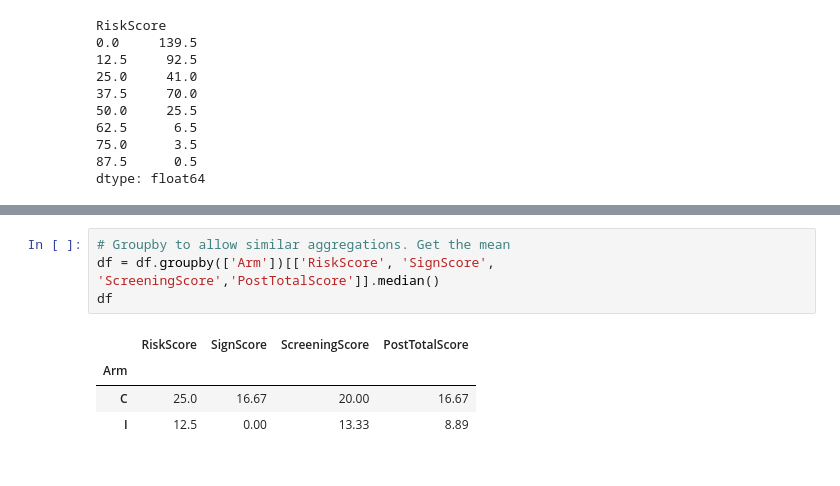
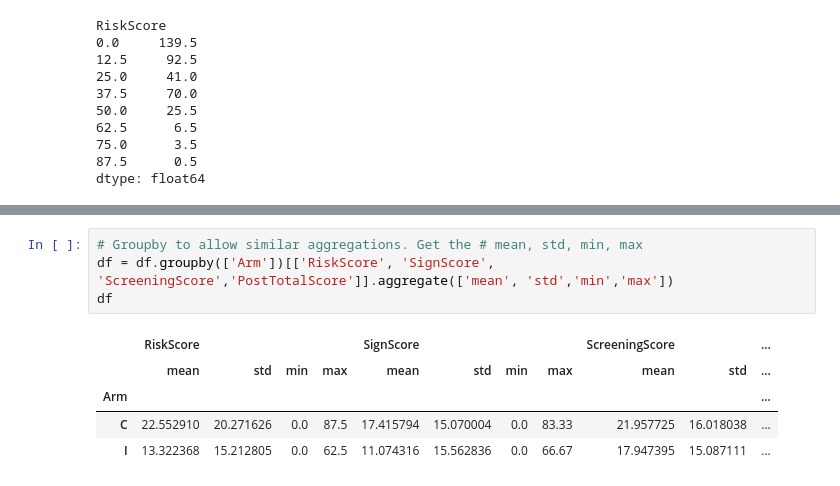
Before and after one commit to 254Bit/StataWork, a Jupyter notebook: WRA Data.ipynb, the cells around one changed output, grey strips where cells are left out. Drawn from its saved outputs; the diff is of its cells as text.

Commit message:
aggregation of variables

```diff
--- a/WRA Data.ipynb
+++ b/WRA Data.ipynb
@@ -111,11 +111,12 @@ df.groupby(by=['Arm'], dropna=False).sum()
 | C | POSTPOSTPOSTPOSTPOSTPOSTPOSTPOSTP... | EN-124EN-067EN-095EN-125EN-169EN-... | 1952 | 12002 | 826 | 382 | 732 | 331361516334433511 311 323331331 ... | ... |
 | I | POSTPOSTPOSTPOSTPOSTPOSTPOSTPOSTP... | EN-223EN-379EN-232EN-238EN-179EN-... | 5004 | 11850 | 711 | 384 | 745 | 545163331113115433513433531333331... | ... |
 # %%
-# Groupby to allow similar aggregations. Get the mean
-df = df.groupby(['Arm'])[['RiskScore', 'SignScore', 'ScreeningScore','PostTotalScore']].median()
+# Groupby to allow similar aggregations. Get the # mean, std, min, max
+df = df.groupby(['Arm'])[['RiskScore', 'SignScore', 'ScreeningScore','PostTotalScore']].aggregate(['mean', 'std','min','max'])
 df
 # %% [output]
-|  | RiskScore | SignScore | ScreeningScore | PostTotalScore |
-| Arm |  |  |  |  |
-| C | 25.0 | 16.67 | 20.00 | 16.67 |
-| I | 12.5 | 0.00 | 13.33 | 8.89 |
+|  | RiskScore |  |  |  | SignScore |  |  |  | ScreeningScore |  | ... |
+|  | mean | std | min | max | mean | std | min | max | mean | std | ... |
+| Arm |  |  |  |  |  |  |  |  |  |  | ... |
+| C | 22.552910 | 20.271626 | 0.0 | 87.5 | 17.415794 | 15.070004 | 0.0 | 83.33 | 21.957725 | 16.018038 | ... |
+| I | 13.322368 | 15.212805 | 0.0 | 62.5 | 11.074316 | 15.562836 | 0.0 | 66.67 | 17.947395 | 15.087111 | ... |
```
Also changed, not shown: parts of 4 cells of this notebook.
